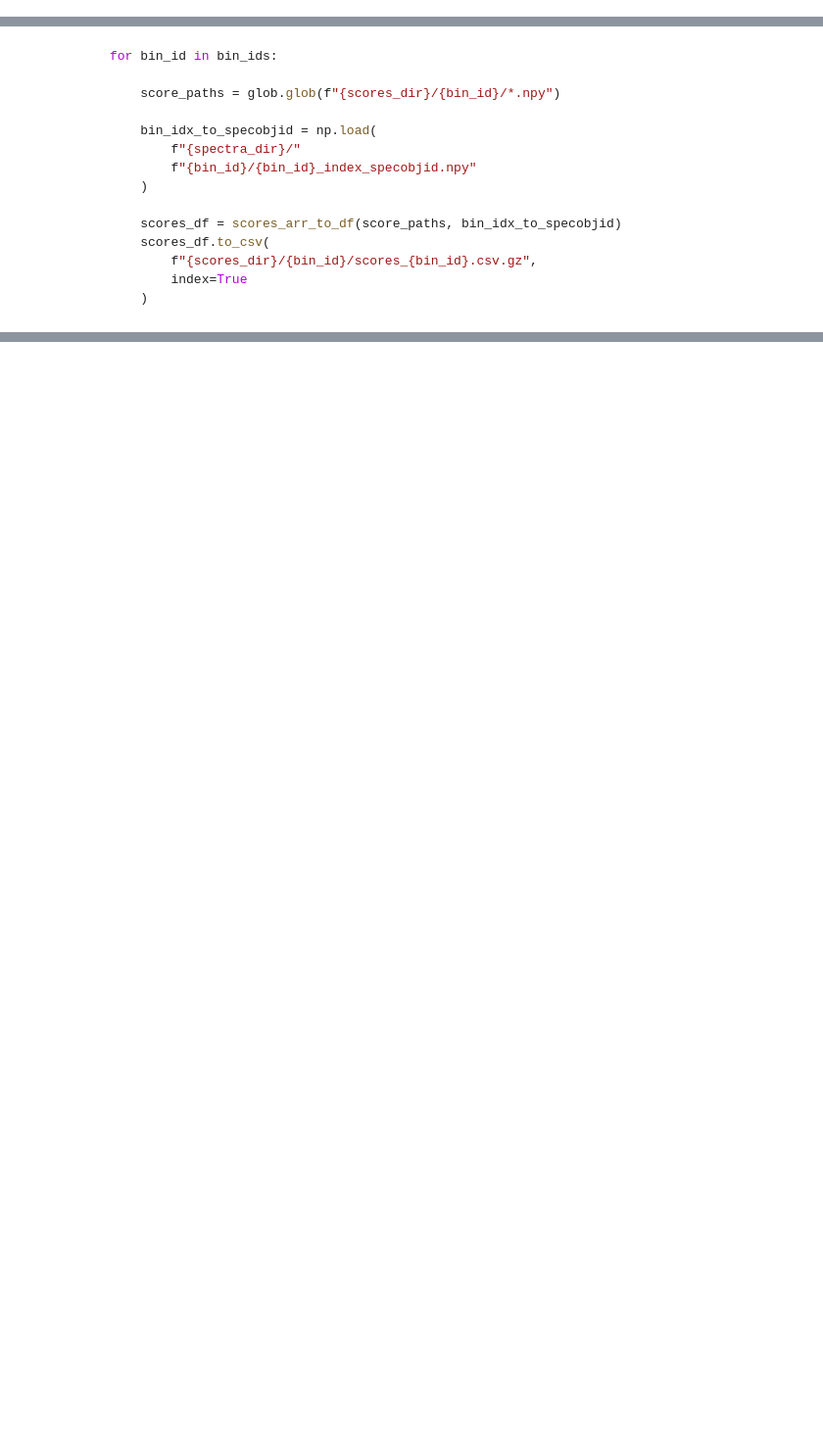
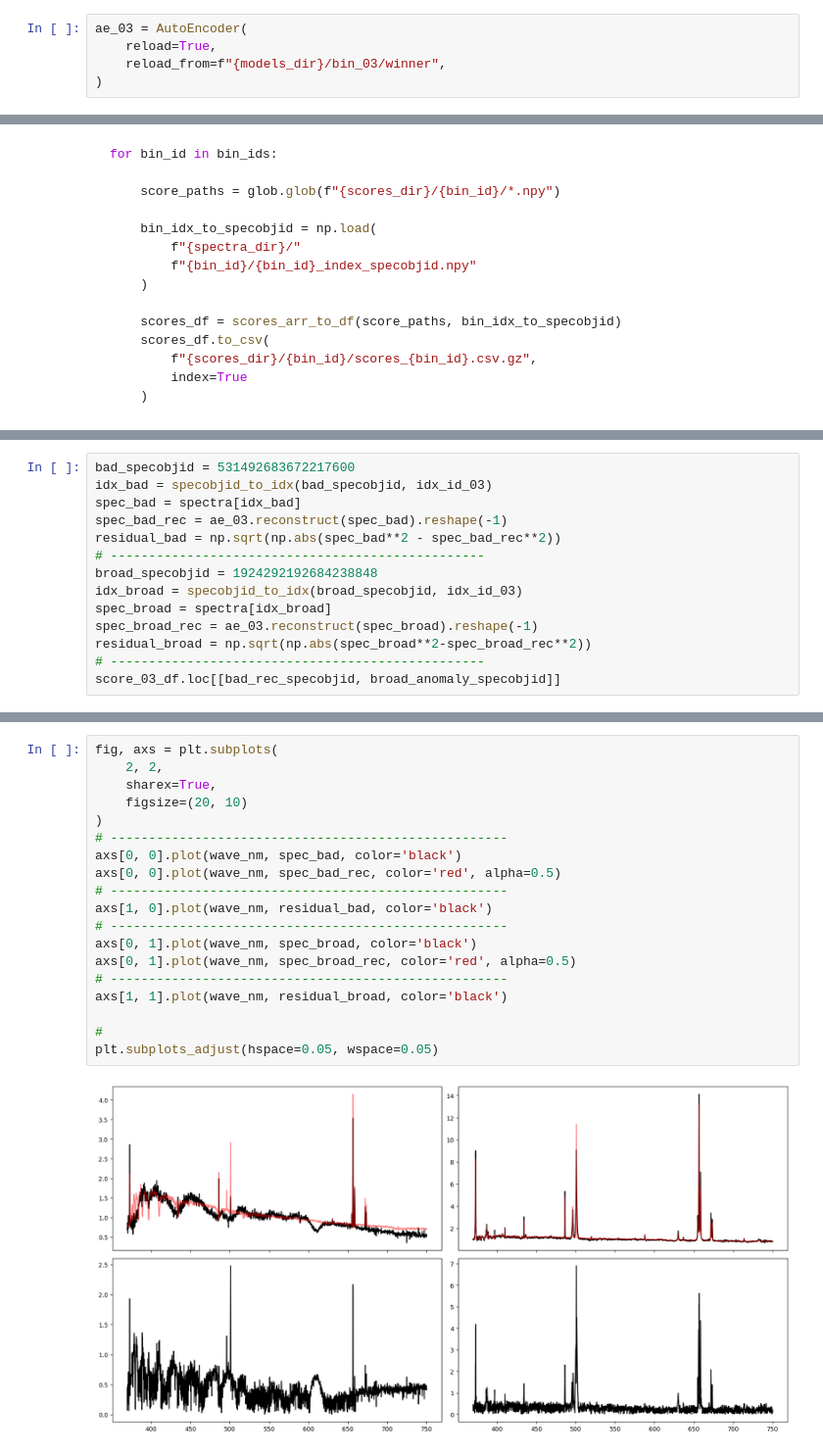
Before and after one commit to ed-ortizm/anomaly, a Jupyter notebook: thesis/01_scores.ipynb, the cells around one changed output, grey strips where cells are left out. Shown: that part at 98% size. Cells and saved outputs as stored; diff of their text form; blank space fills up the shorter version.

Commit message:
feature: start plot to illustrate variations of MSE score

```diff
--- a/thesis/01_scores.ipynb
+++ b/thesis/01_scores.ipynb
@@ -60,2 +84,7 @@ meta_data_df = pd.read_csv(
+# %%
+ae_03 = AutoEncoder(
+    reload=True,
+    reload_from=f"{models_dir}/bin_03/winner",
+)
 # %% [markdown]
 # Build csv with scores for each bin
@@ -80,0 +155,14 @@ for bin_id in bin_ids:
+# %%
+bad_specobjid = 531492683672217600
+idx_bad = specobjid_to_idx(bad_specobjid, idx_id_03)
+spec_bad = spectra[idx_bad]
+spec_bad_rec = ae_03.reconstruct(spec_bad).reshape(-1)
+residual_bad = np.sqrt(np.abs(spec_bad**2 - spec_bad_rec**2))
+# -------------------------------------------------
+broad_specobjid = 1924292192684238848
+idx_broad = specobjid_to_idx(broad_specobjid, idx_id_03)
+spec_broad = spectra[idx_broad]
+spec_broad_rec = ae_03.reconstruct(spec_broad).reshape(-1)
+residual_broad = np.sqrt(np.abs(spec_broad**2-spec_broad_rec**2))
+# -------------------------------------------------
+score_03_df.loc[[bad_rec_specobjid, broad_anomaly_specobjid]]
@@ -80,0 +174,21 @@ for bin_id in bin_ids:
+# %%
+fig, axs = plt.subplots(
+    2, 2,
+    sharex=True,
+    figsize=(20, 10)
+)
+# ----------------------------------------------------
+axs[0, 0].plot(wave_nm, spec_bad, color='black')
+axs[0, 0].plot(wave_nm, spec_bad_rec, color='red', alpha=0.5)
+# ----------------------------------------------------
+axs[1, 0].plot(wave_nm, residual_bad, color='black')
+# ----------------------------------------------------
+axs[0, 1].plot(wave_nm, spec_broad, color='black')
+axs[0, 1].plot(wave_nm, spec_broad_rec, color='red', alpha=0.5)
+# ----------------------------------------------------
+axs[1, 1].plot(wave_nm, residual_broad, color='black')
+
+#
+plt.subplots_adjust(hspace=0.05, wspace=0.05)
+# %% [output]
+[figure, added]
```
Also changed, not shown: parts of 19 cells of this notebook.
